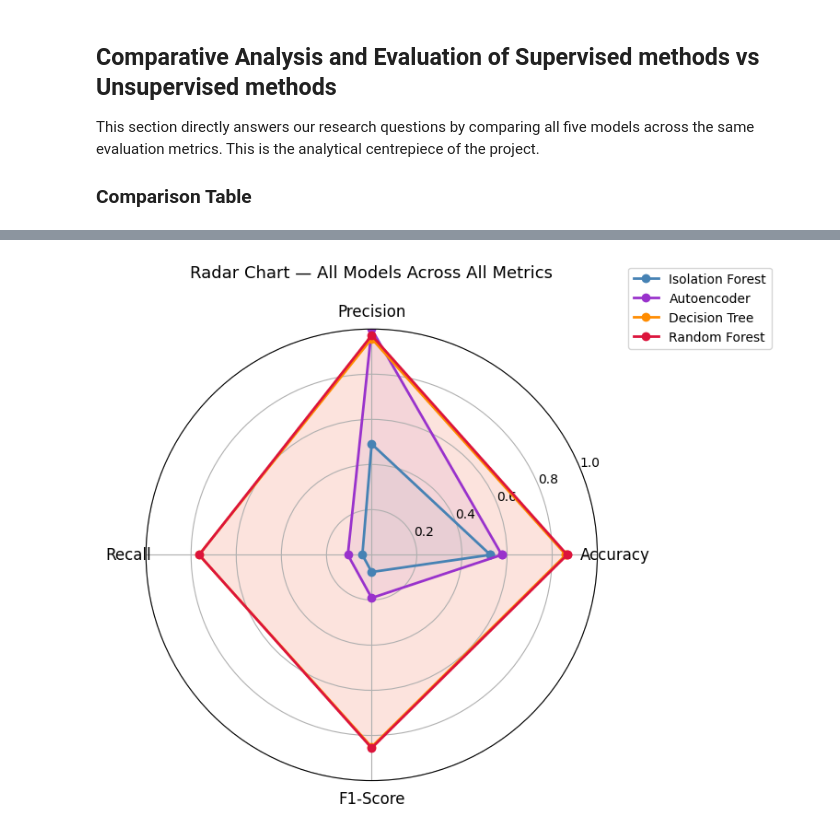
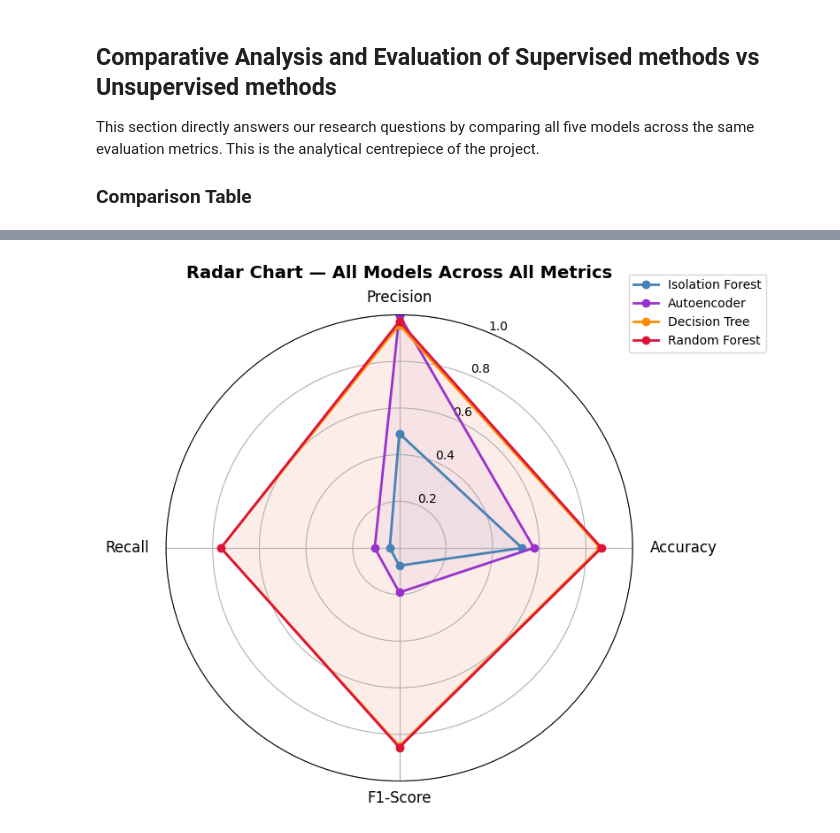
Before and after one commit to Reinaatim8/Network-Intrusion-detection-Machine-learning, a Jupyter notebook: Network Intrusion Detection-Group I.ipynb, the cells around one changed output, grey strips where cells are left out. Cells and saved outputs as stored; diff of their text form; code cells hidden in the pictures.

```diff
--- a/Network Intrusion Detection-Group I.ipynb
+++ b/Network Intrusion Detection-Group I.ipynb
@@ -1560,13 +1564,14 @@ Isolation Forest Unsupervised    0.5260     0.4910  0.0412    0.0761
 Best F1-Score: Random Forest
 Best Recall:   Decision Tree
 # %%
-# Bar chart comparison — F1-Score and Recall side by side
-fig, axes = plt.subplots(1, 2, figsize=(16, 6))
+# Bar chart comparison — F1-Score, Recall, Accuracy and Precision side by side
+fig, axes = plt.subplots(2, 2, figsize=(16, 6))
+axes = axes.flatten()
 
 models = results_df['Model'].tolist()
 colors = ['#4472C4','#4472C4','#4472C4','#C00000','#C00000']
 
-for ax, metric in zip(axes, ['F1-Score', 'Recall']):
+for ax, metric in zip(axes, ['F1-Score', 'Recall', 'Accuracy', 'Precision']):
     vals = results_df[metric].tolist()
     bars = ax.bar(models, vals, color=colors, edgecolor='white', width=0.6)
     ax.set_title(f'{metric} by Model', fontsize=13)
@@ -1580,7 +1585,7 @@ for ax, metric in zip(axes, ['F1-Score', 'Recall']):
                 bar.get_height() + 0.02,
                 f'{val:.3f}', ha='center', va='bottom', fontsize=9)
 
-# Add phase label
+
 from matplotlib.patches import Patch
 legend_elements = [Patch(facecolor='#4472C4', label='Unsupervised'),
                    Patch(facecolor='#C00000', label='Supervised')]
@@ -1594,31 +1599,54 @@ plt.show()
 # %%
-# Radar Chart — Multi-metric view of all models
-categories = ['Accuracy','Precision','Recall','F1-Score']
+
+categories = ['Precision', 'Accuracy', 'F1-Score', 'Recall']
 N = len(categories)
+
+
 angles = [n / float(N) * 2 * np.pi for n in range(N)]
 angles += angles[:1]
 
-fig, ax = plt.subplots(figsize=(8,8), subplot_kw=dict(polar=True))
+fig, ax = plt.subplots(figsize=(8, 8), subplot_kw=dict(polar=True))
+
+
+ax.set_theta_offset(np.pi / 2)
+ax.set_theta_direction(-1)  # Clockwise direction
+
 
 model_data = {
-    'Isolation Forest': [iso_acc, iso_prec, iso_rec, iso_f1],
-    'Autoencoder':      [ae_acc,  ae_prec,  ae_rec,  ae_f1],
-    'Decision Tree':    [dt_acc,  dt_prec,  dt_rec,  dt_f1],
-    'Random Forest':    [rf_acc,  rf_prec,  rf_rec,  rf_f1],
+    'Isolation Forest': [iso_prec, iso_acc, iso_f1, iso_rec],
+    'Autoencoder':      [ae_prec,  ae_acc,  ae_f1,  ae_rec],
+    'Decision Tree':    [dt_prec,  dt_acc,  dt_f1,  dt_rec],
+    'Random Forest':    [rf_prec,  rf_acc,  rf_f1,  rf_rec],
 }
-palette = ['steelblue','darkorchid','darkorange','crimson']
+palette = ['steelblue', 'darkorchid', 'darkorange', 'crimson']
+
 
 for (name, vals), color in zip(model_data.items(), palette):
     v = vals + vals[:1]
     ax.plot(angles, v, 'o-', linewidth=2, color=color, label=name)
-    ax.fill(angles, v, alpha=0.08, color=color)
+    ax.fill(angles, v, alpha=0.05, color=color)
+
 
 ax.set_xticks(angles[:-1])
 ax.set_xticklabels(categories, fontsize=12)
+
+
+for label, angle in zip(ax.get_xticklabels(), angles[:-1]):
+    if angle == 0:
+        label.set_horizontalalignment('center')
+    elif angle == np.pi:
+        label.set_horizontalalignment('center')
+    elif angle < np.pi:
+        label.set_horizontalalignment('left')
+    else:
+        label.set_horizontalalignment('right')
+
+
 ax.set_ylim(0, 1)
-ax.set_title('Radar Chart — All Models Across All Metrics', fontsize=13, pad=20)
-ax.legend(loc='upper right', bbox_to_anchor=(1.4, 1.15))
+ax.set_title('Radar Chart — All Models Across All Metrics', fontsize=14, pad=30, weight='bold')
+ax.legend(loc='upper right', bbox_to_anchor=(1.3, 1.1))
+
 plt.tight_layout()
 plt.show()
 # %% [output]
-[figure, old version]
+[figure, new version]
```
Also changed, not shown: parts of 23 cells of this notebook.
